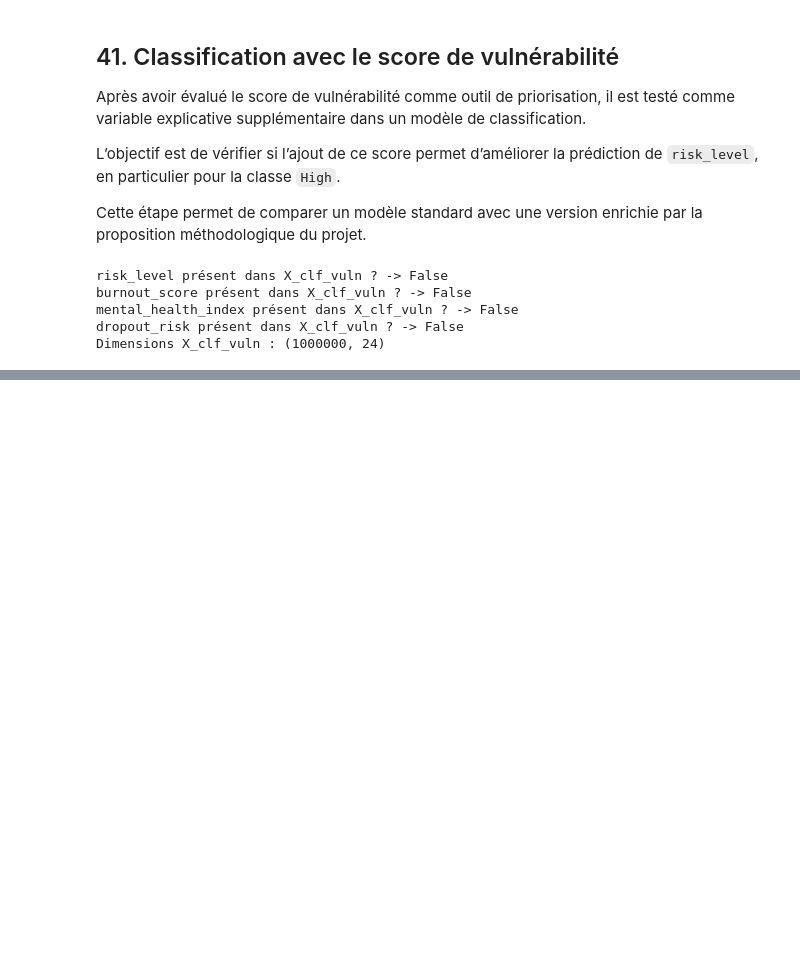
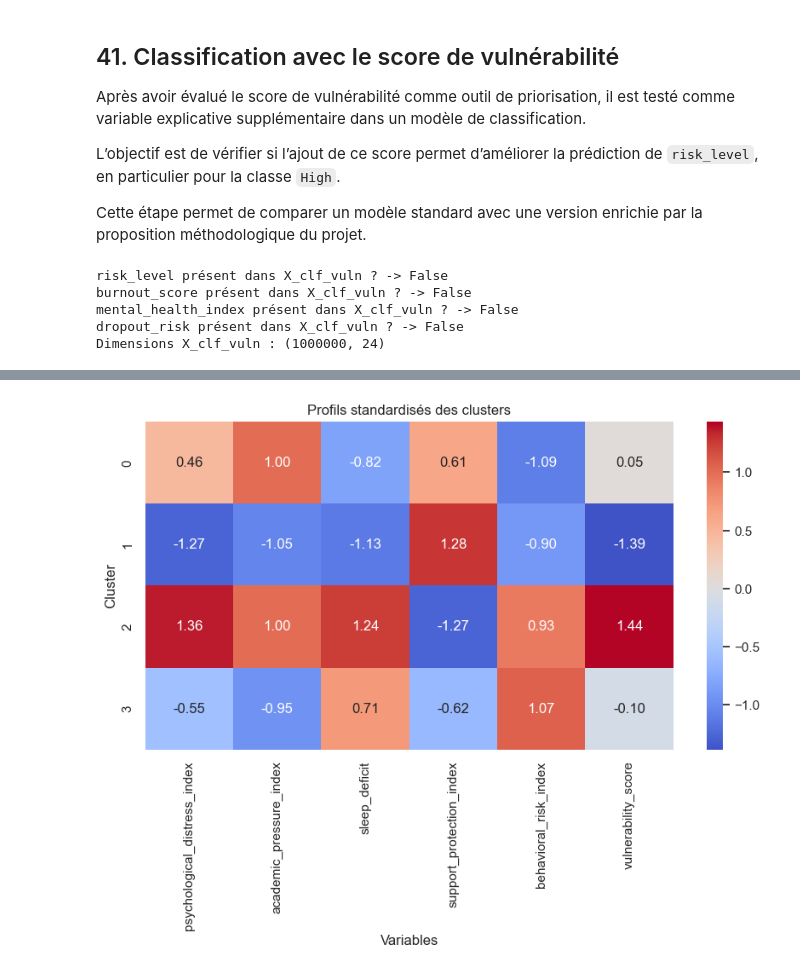
Before and after one commit to bouyaka34/memoires2, a Jupyter notebook: burnout_student_analysis.ipynb, the cells around one changed output, grey strips where cells are left out. Cells and saved outputs as stored; diff of their text form; code cells hidden in the pictures; blank space fills up the shorter version.

```diff
--- a/burnout_student_analysis.ipynb
+++ b/burnout_student_analysis.ipynb
@@ -2194,0 +2850,19 @@ Dimensions X_clf_vuln : (1000000, 24)
+# %%
+# Application du K-means avec 4 clusters
+kmeans_final = KMeans(
+    n_clusters=4,
+    random_state=42,
+    n_init=10
+)
+
+df_cluster["cluster"] = kmeans_final.fit_predict(X_cluster_scaled)
+
+# Répartition des clusters
+cluster_counts = df_cluster["cluster"].value_counts().sort_index()
+cluster_percentages = df_cluster["cluster"].value_counts(normalize=True).sort_index() * 100
+
+print("Répartition brute des clusters :")
+print(cluster_counts)
+
+print("\nRépartition en pourcentage :")
+print(cluster_percentages.round(2))
@@ -2194,0 +2902,5 @@ Dimensions X_clf_vuln : (1000000, 24)
+# %%
+# Moyennes des variables par cluster
+cluster_profiles = df_cluster.groupby("cluster")[cluster_features].mean()
+
+cluster_profiles
@@ -2194,0 +2964,22 @@ Dimensions X_clf_vuln : (1000000, 24)
+# %%
+# Standardisation des profils pour une meilleure comparaison visuelle
+cluster_profiles_scaled = pd.DataFrame(
+    StandardScaler().fit_transform(cluster_profiles),
+    index=cluster_profiles.index,
+    columns=cluster_profiles.columns
+)
+
+plt.figure(figsize=(10, 5))
+sns.heatmap(
+    cluster_profiles_scaled,
+    annot=True,
+    cmap="coolwarm",
+    center=0,
+    fmt=".2f"
+)
+plt.title("Profils standardisés des clusters")
+plt.xlabel("Variables")
+plt.ylabel("Cluster")
+plt.show()
+# %% [output]
+[figure, added]
```
Also changed, not shown: parts of 53 cells of this notebook.
